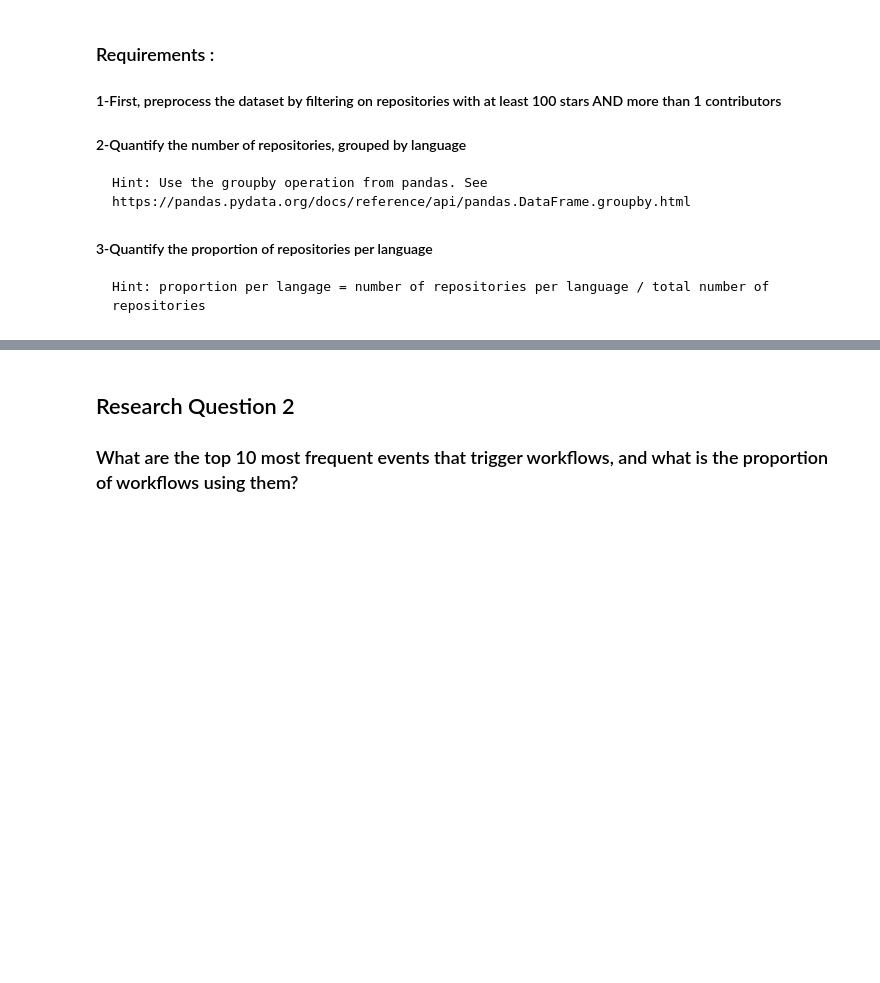
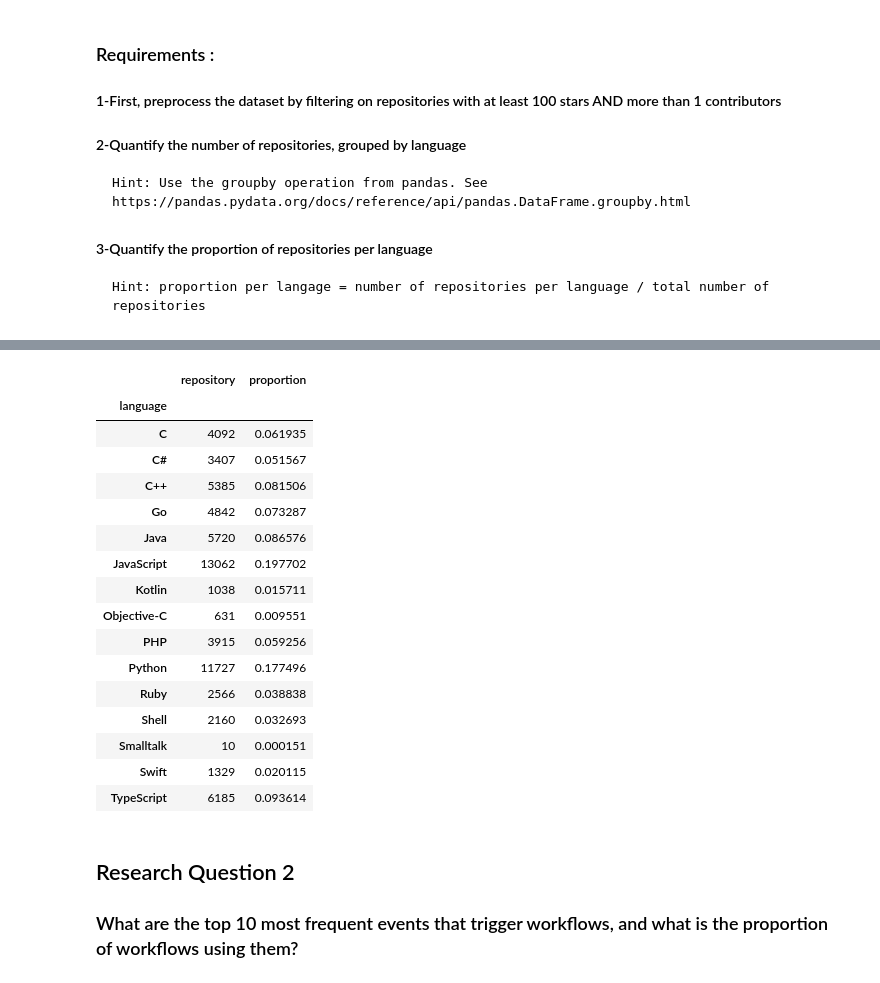
Before and after one commit to thomasBren/data-analysis, a Jupyter notebook: notebooks/questions.ipynb, the cells around one changed output, grey strips where cells are left out. Saved outputs shown, nothing was run; the diff lists cells and outputs as text; code cells hidden in the pictures; blank space fills up the shorter version.

```diff
--- a/notebooks/questions.ipynb
+++ b/notebooks/questions.ipynb
@@ -31,3 +31,7 @@ df_repositories
     Hint: Use the groupby operation from pandas. See https://pandas.pydata.org/docs/reference/api/pandas.DataFrame.groupby.html
 #### 3-Quantify the proportion of repositories per language
     Hint: proportion per langage = number of repositories per language / total number of repositories
+# %%
+df = df_repositories
+df = df[df["stars"] >= 100][df["contributors"] > 1]
+df
@@ -33,0 +52,4 @@ df_repositories
+# %%
+new_df = df.groupby("language").count()
+new_df = new_df[["repository"]]
+new_df
@@ -34,3 +74,24 @@ df_repositories
+# %%
+new_df["proportion"] = new_df / new_df.sum()
+new_df
+# %% [output]
+|  | repository | proportion |
+| language |  |  |
+| C | 4092 | 0.061935 |
+| C# | 3407 | 0.051567 |
+| C++ | 5385 | 0.081506 |
+| Go | 4842 | 0.073287 |
+| Java | 5720 | 0.086576 |
+| JavaScript | 13062 | 0.197702 |
+| Kotlin | 1038 | 0.015711 |
+| Objective-C | 631 | 0.009551 |
+| PHP | 3915 | 0.059256 |
+| Python | 11727 | 0.177496 |
+| Ruby | 2566 | 0.038838 |
+| Shell | 2160 | 0.032693 |
+| Smalltalk | 10 | 0.000151 |
+| Swift | 1329 | 0.020115 |
+| TypeScript | 6185 | 0.093614 |
 # %% [markdown]
 ## Research Question 2
 ### What are the top 10 most frequent events that trigger workflows, and what is the proportion of workflows using them?
```
Also changed, not shown: parts of 12 cells of this notebook.
